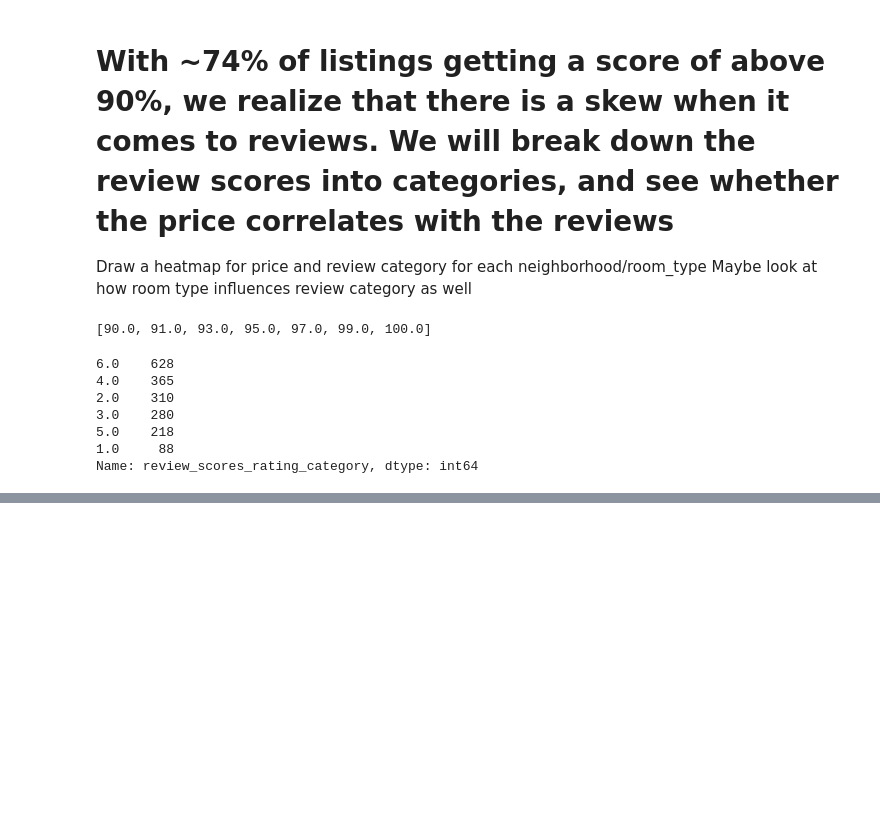
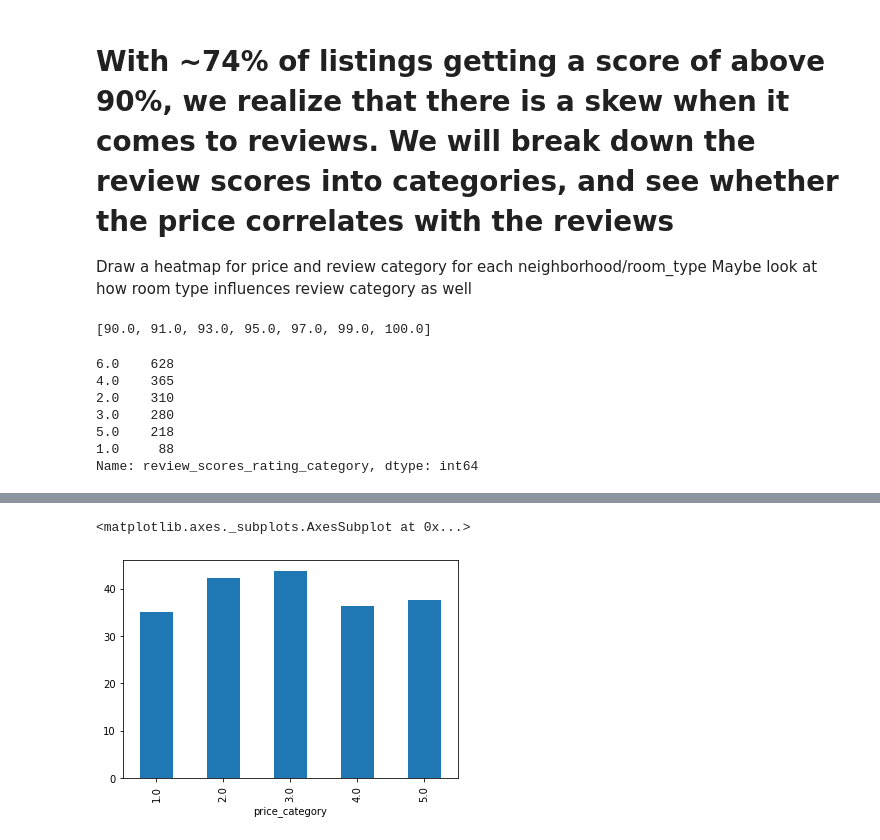
Before and after one commit to ogurashi/Boston-AirBnB-Analysis, a Jupyter notebook: rentals.ipynb, the cells around one changed output, grey strips where cells are left out. Saved outputs shown, nothing was run; the diff lists cells and outputs as text; code cells hidden in the pictures; blank space fills up the shorter version.

```diff
--- a/rentals.ipynb
+++ b/rentals.ipynb
@@ -189,4 +190,6 @@ Name: city, dtype: int64
 # %%
+#functions
+
 
 class area_study(object):
     '''class to manipulate listing data and output plots relating price reviews
@@ -239,9 +242,6 @@ class area_study(object):
         handles, labels = self.ax.get_legend_handles_labels()
 
 
-
-
-
 def calculate_repeat_visits(listing_id,reviews_df = reviews, listing_id_column_in_reviews_df = 'listing_id'):
     ''' Calculate the number of repeat visits for each listing
     For 'listing_id' == 1178162, should return 1'''
@@ -281,11 +281,15 @@ def category_mapping(entry,quantiles,categories=None):
                 #provide a category name
                 return categories[index]
 
-def dummy_column_creator(df,column_name,dummyna=True,drop_first = True):
-    #create dummies for column_name, and remove column_name from final df
+def dummy_column_creator(df,column_name,dummyna=True,drop_first = True,remove_column =False):
+    #create dummies for column_name and merge with df
+    #option to remove original column
     #option to create dummy column for nans and option to drop original column
     temp = pd.get_dummies(df[column_name],drop_first = drop_first,dummy_na=dummyna,prefix=column_name)
-    return pd.concat([temp,df.loc[:,df.columns!=column_name]])
+    if remove_column == True:
+        return pd.concat([temp,df.loc[:,df.columns!=column_name]])
+    else:
+        return pd.concat([temp,df])
 # %%
 # Creating the features
 #1) number of reviews
@@ -632,6 +635,6 @@ Name: review_scores_rating_category, dtype: int64
 # %%
 listings.loc[:,'price_category'] = listings['average_price'].apply(lambda price: category_mapping(price,quantile_values))
 #listings = dummy_column_creator(listings,'review_scores_rating_category')
-listings = dummy_column_creator(listings,'price_category')
-listings = dummy_column_creator(listings,'room_type')
-listings = dummy_column_creator(listings,'neighbourhood')
+listings = dummy_column_creator(listings,'price_category',drop_first = False)
+listings = dummy_column_creator(listings,'room_type',drop_first = False)
+listings = dummy_column_creator(listings,'neighbourhood',drop_first = False)
@@ -637,0 +656,5 @@ listings = dummy_column_creator(listings,'neighbourhood')
+# %%
+listings.groupby('price_category')['% occupied'].mean().plot(kind = 'bar')
+# %% [output]
+<matplotlib.axes._subplots.AxesSubplot at 0x...>
+[figure, added]
```
Also changed, not shown: parts of 25 cells of this notebook.
